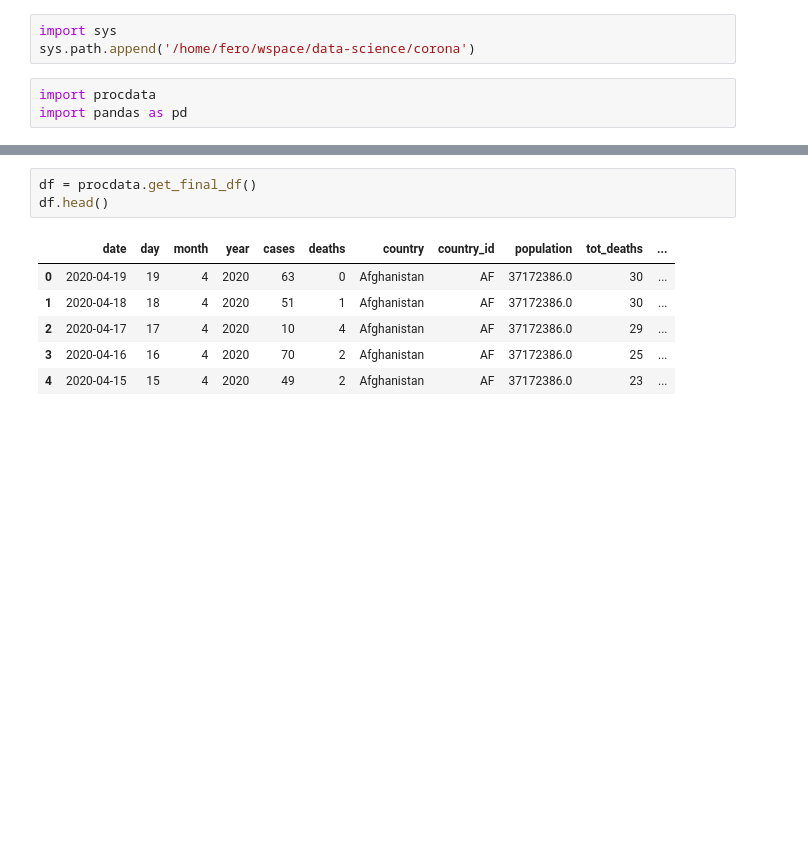
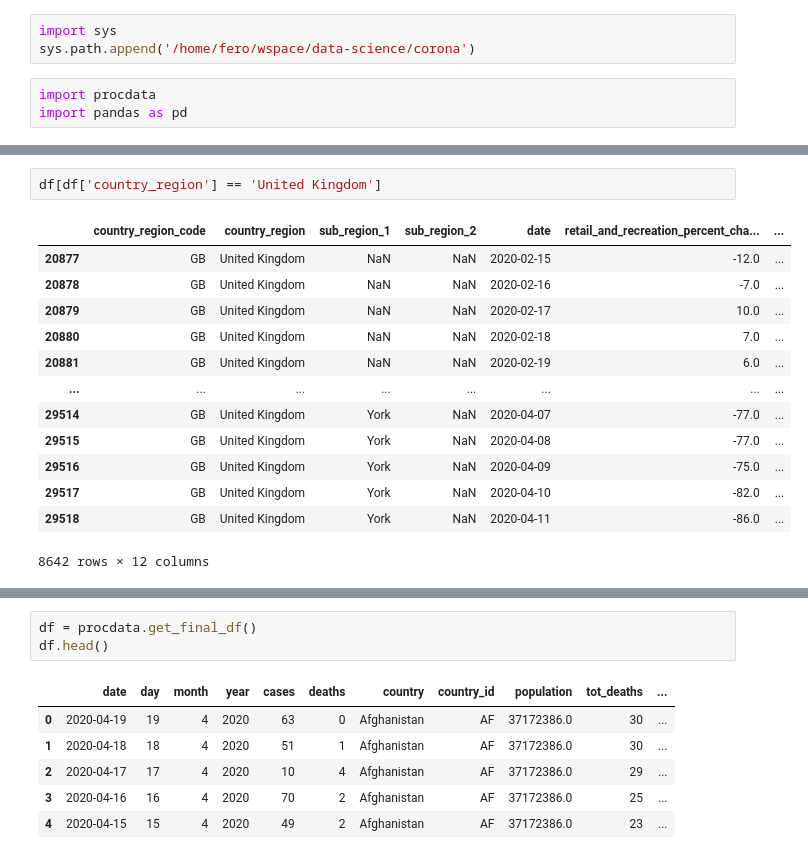
Before and after one commit to silverfield/corona-vis, a Jupyter notebook: nbs/explore-mobility.ipynb, the cells around one changed output, grey strips where cells are left out. Drawn from its saved outputs; the diff is of its cells as text; blank space fills up the shorter version.

```diff
--- a/nbs/explore-mobility.ipynb
+++ b/nbs/explore-mobility.ipynb
@@ -11,0 +50,16 @@ import pandas as pd
+# %%
+df[df['country_region'] == 'United Kingdom']
+# %% [output]
+|  | country_region_code | country_region | sub_region_1 | sub_region_2 | date | retail_and_recreation_percent_cha... | ... |
+| 20877 | GB | United Kingdom | NaN | NaN | 2020-02-15 | -12.0 | ... |
+| 20878 | GB | United Kingdom | NaN | NaN | 2020-02-16 | -7.0 | ... |
+| 20879 | GB | United Kingdom | NaN | NaN | 2020-02-17 | 10.0 | ... |
+| 20880 | GB | United Kingdom | NaN | NaN | 2020-02-18 | 7.0 | ... |
+| 20881 | GB | United Kingdom | NaN | NaN | 2020-02-19 | 6.0 | ... |
+| ... | ... | ... | ... | ... | ... | ... | ... |
+| 29514 | GB | United Kingdom | York | NaN | 2020-04-07 | -77.0 | ... |
+| 29515 | GB | United Kingdom | York | NaN | 2020-04-08 | -77.0 | ... |
+| 29516 | GB | United Kingdom | York | NaN | 2020-04-09 | -75.0 | ... |
+| 29517 | GB | United Kingdom | York | NaN | 2020-04-10 | -82.0 | ... |
+| 29518 | GB | United Kingdom | York | NaN | 2020-04-11 | -86.0 | ... |
+8642 rows × 12 columns
```
Also changed, not shown: parts of 7 cells of this notebook, 4 other files.
